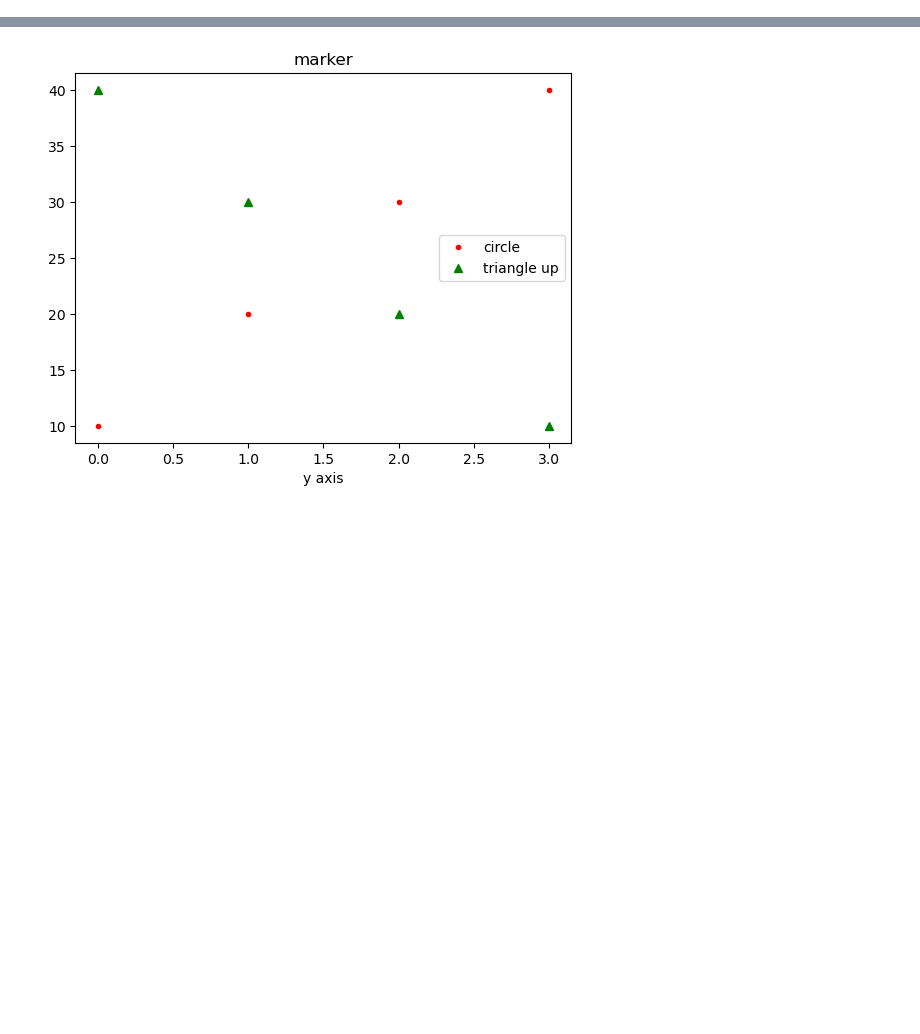
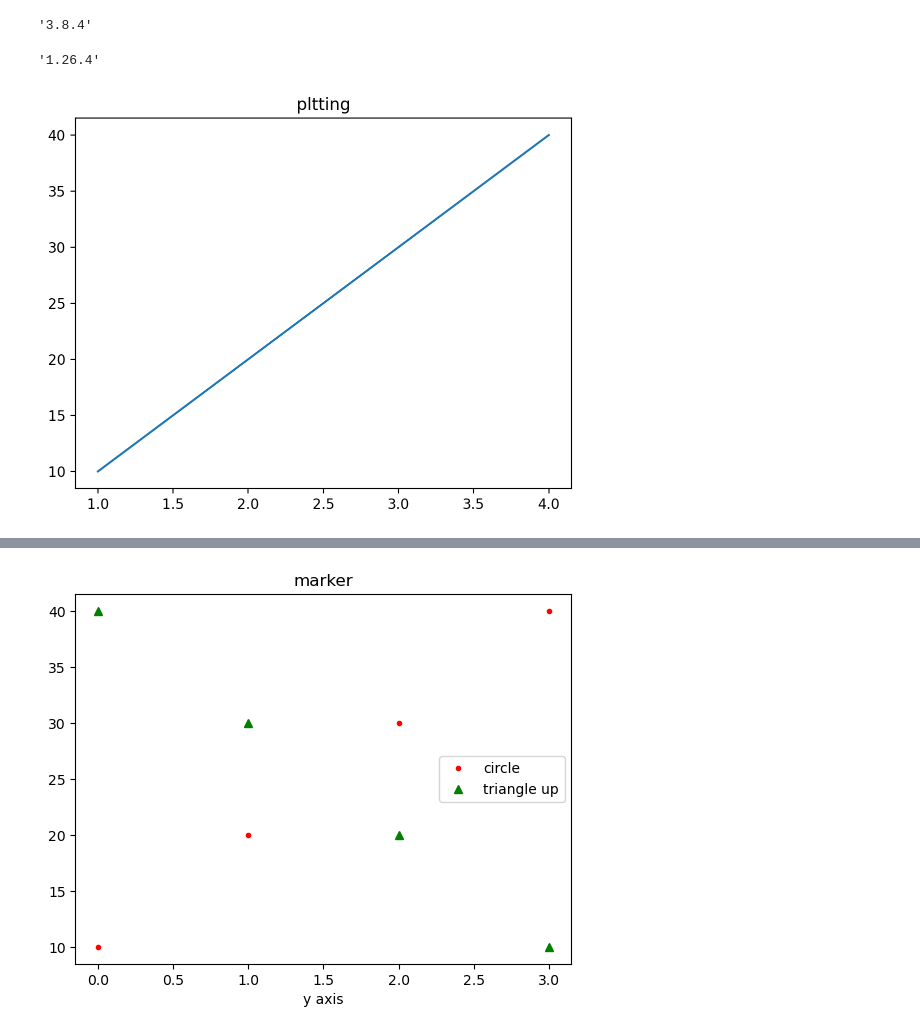
Before and after one commit to Jinseok2419342/2024-intro-DA-code, a Jupyter notebook: w07-matplotlib-middle.ipynb, the cells around one changed output, grey strips where cells are left out. Saved outputs shown, nothing was run; the diff lists cells and outputs as text; code cells hidden in the pictures; blank space fills up the shorter version.

```diff
--- a/w07-matplotlib-middle.ipynb
+++ b/w07-matplotlib-middle.ipynb
@@ -0,0 +37,10 @@
+# %%
+import matplotlib as mpl
+mpl.__version__
+# %% [output]
+'3.8.4'
+# %%
+import numpy as np
+np.__version__
+# %% [output]
+'1.26.4'
@@ -0,0 +49,8 @@
+# %%
+import matplotlib.pyplot as plt
+
+plt.plot([1, 2, 3, 4], [10, 20, 30, 40])
+plt.title('pltting')
+plt.show()
+# %% [output]
+[figure, added]
```
Also changed, not shown: parts of 14 cells of this notebook.
